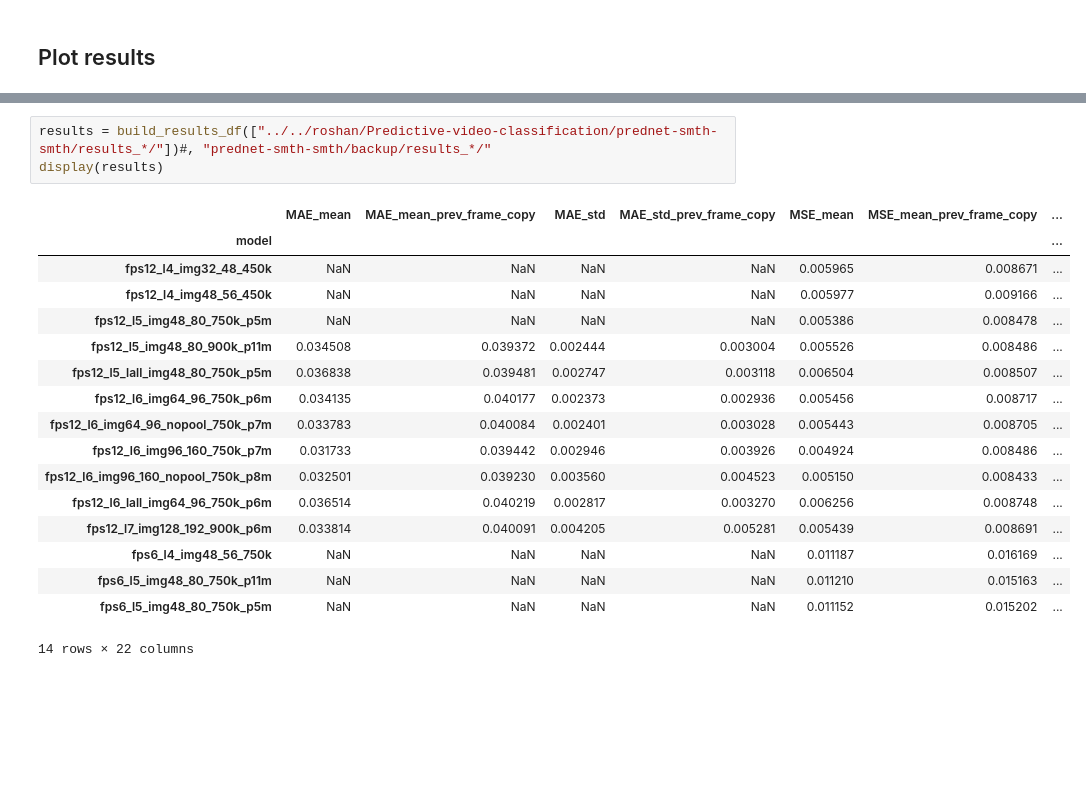
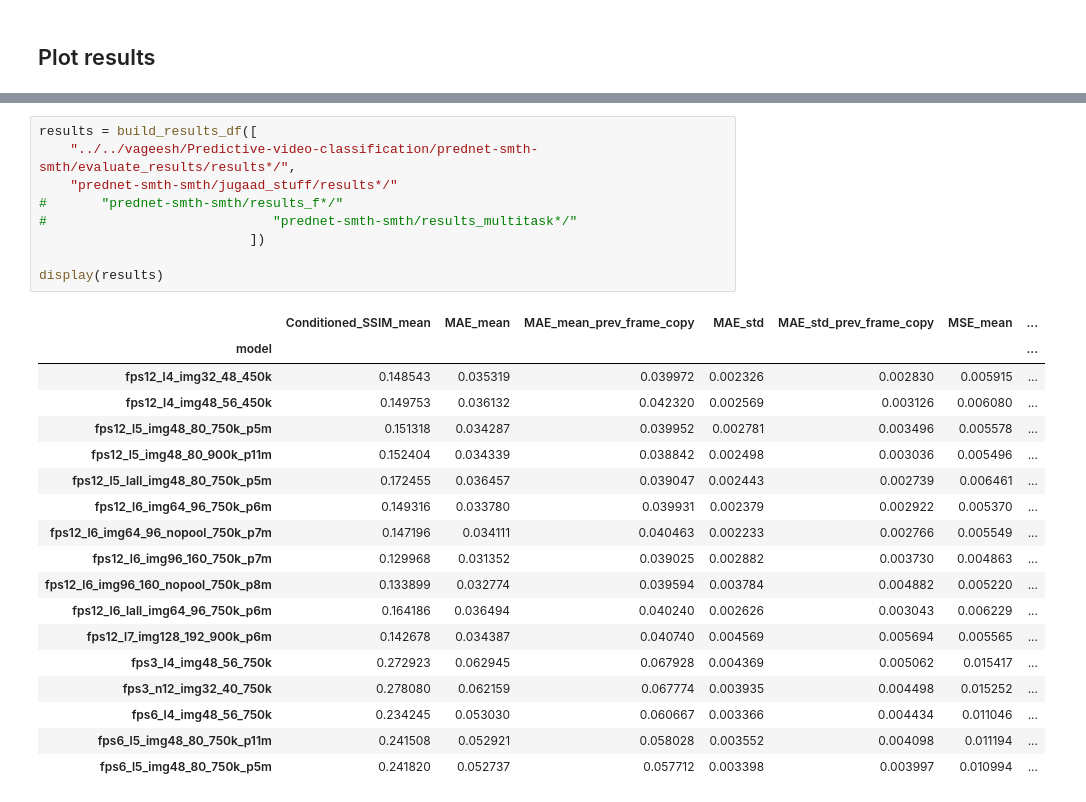
Before and after one commit to RoshanRane/PredNet-and-Predictive-Coding-A-Critical-Review, a Jupyter notebook: plot_results.ipynb, the cells around one changed output, grey strips where cells are left out. Saved outputs shown, nothing was run; the diff lists cells and outputs as text; blank space fills up the shorter version.

```diff
--- a/plot_results.ipynb
+++ b/plot_results.ipynb
@@ -117,25 +142,32 @@ def plot_results_df(df):
     plt.tight_layout()
 # %%
-results = build_results_df(["../../roshan/Predictive-video-classification/prednet-smth-smth/results_*/"])#, "prednet-smth-smth/backup/results_*/"
+results = build_results_df([
+    "../../vageesh/Predictive-video-classification/prednet-smth-smth/evaluate_results/results*/",
+    "prednet-smth-smth/jugaad_stuff/results*/"
+#       "prednet-smth-smth/results_f*/"
+#                             "prednet-smth-smth/results_multitask*/"
+                           ])
+
 display(results)
 # %% [output]
-|  | MAE_mean | MAE_mean_prev_frame_copy | MAE_std | MAE_std_prev_frame_copy | MSE_mean | MSE_mean_prev_frame_copy | ... |
+|  | Conditioned_SSIM_mean | MAE_mean | MAE_mean_prev_frame_copy | MAE_std | MAE_std_prev_frame_copy | MSE_mean | ... |
 | model |  |  |  |  |  |  | ... |
-| fps12_l4_img32_48_450k | NaN | NaN | NaN | NaN | 0.005965 | 0.008671 | ... |
-| fps12_l4_img48_56_450k | NaN | NaN | NaN | NaN | 0.005977 | 0.009166 | ... |
-| fps12_l5_img48_80_750k_p5m | NaN | NaN | NaN | NaN | 0.005386 | 0.008478 | ... |
-| fps12_l5_img48_80_900k_p11m | 0.034508 | 0.039372 | 0.002444 | 0.003004 | 0.005526 | 0.008486 | ... |
-| fps12_l5_lall_img48_80_750k_p5m | 0.036838 | 0.039481 | 0.002747 | 0.003118 | 0.006504 | 0.008507 | ... |
-| fps12_l6_img64_96_750k_p6m | 0.034135 | 0.040177 | 0.002373 | 0.002936 | 0.005456 | 0.008717 | ... |
-| fps12_l6_img64_96_nopool_750k_p7m | 0.033783 | 0.040084 | 0.002401 | 0.003028 | 0.005443 | 0.008705 | ... |
-| fps12_l6_img96_160_750k_p7m | 0.031733 | 0.039442 | 0.002946 | 0.003926 | 0.004924 | 0.008486 | ... |
-| fps12_l6_img96_160_nopool_750k_p8m | 0.032501 | 0.039230 | 0.003560 | 0.004523 | 0.005150 | 0.008433 | ... |
-| fps12_l6_lall_img64_96_750k_p6m | 0.036514 | 0.040219 | 0.002817 | 0.003270 | 0.006256 | 0.008748 | ... |
-| fps12_l7_img128_192_900k_p6m | 0.033814 | 0.040091 | 0.004205 | 0.005281 | 0.005439 | 0.008691 | ... |
-| fps6_l4_img48_56_750k | NaN | NaN | NaN | NaN | 0.011187 | 0.016169 | ... |
-| fps6_l5_img48_80_750k_p11m | NaN | NaN | NaN | NaN | 0.011210 | 0.015163 | ... |
-| fps6_l5_img48_80_750k_p5m | NaN | NaN | NaN | NaN | 0.011152 | 0.015202 | ... |
+| fps12_l4_img32_48_450k | 0.148543 | 0.035319 | 0.039972 | 0.002326 | 0.002830 | 0.005915 | ... |
+| fps12_l4_img48_56_450k | 0.149753 | 0.036132 | 0.042320 | 0.002569 | 0.003126 | 0.006080 | ... |
+| fps12_l5_img48_80_750k_p5m | 0.151318 | 0.034287 | 0.039952 | 0.002781 | 0.003496 | 0.005578 | ... |
+| fps12_l5_img48_80_900k_p11m | 0.152404 | 0.034339 | 0.038842 | 0.002498 | 0.003036 | 0.005496 | ... |
+| fps12_l5_lall_img48_80_750k_p5m | 0.172455 | 0.036457 | 0.039047 | 0.002443 | 0.002739 | 0.006461 | ... |
+| fps12_l6_img64_96_750k_p6m | 0.149316 | 0.033780 | 0.039931 | 0.002379 | 0.002922 | 0.005370 | ... |
+| fps12_l6_img64_96_nopool_750k_p7m | 0.147196 | 0.034111 | 0.040463 | 0.002233 | 0.002766 | 0.005549 | ... |
+| fps12_l6_img96_160_750k_p7m | 0.129968 | 0.031352 | 0.039025 | 0.002882 | 0.003730 | 0.004863 | ... |
+| fps12_l6_img96_160_nopool_750k_p8m | 0.133899 | 0.032774 | 0.039594 | 0.003784 | 0.004882 | 0.005220 | ... |
+| fps12_l6_lall_img64_96_750k_p6m | 0.164186 | 0.036494 | 0.040240 | 0.002626 | 0.003043 | 0.006229 | ... |
+| fps12_l7_img128_192_900k_p6m | 0.142678 | 0.034387 | 0.040740 | 0.004569 | 0.005694 | 0.005565 | ... |
+| fps3_l4_img48_56_750k | 0.272923 | 0.062945 | 0.067928 | 0.004369 | 0.005062 | 0.015417 | ... |
+| fps3_n12_img32_40_750k | 0.278080 | 0.062159 | 0.067774 | 0.003935 | 0.004498 | 0.015252 | ... |
+| fps6_l4_img48_56_750k | 0.234245 | 0.053030 | 0.060667 | 0.003366 | 0.004434 | 0.011046 | ... |
+| fps6_l5_img48_80_750k_p11m | 0.241508 | 0.052921 | 0.058028 | 0.003552 | 0.004098 | 0.011194 | ... |
+| fps6_l5_img48_80_750k_p5m | 0.241820 | 0.052737 | 0.057712 | 0.003398 | 0.003997 | 0.010994 | ... |
-14 rows × 22 columns
 # %%
 plot_results_df(results)
 # %% [output]
```
Also changed, not shown: parts of 10 cells of this notebook, 2 other files.
